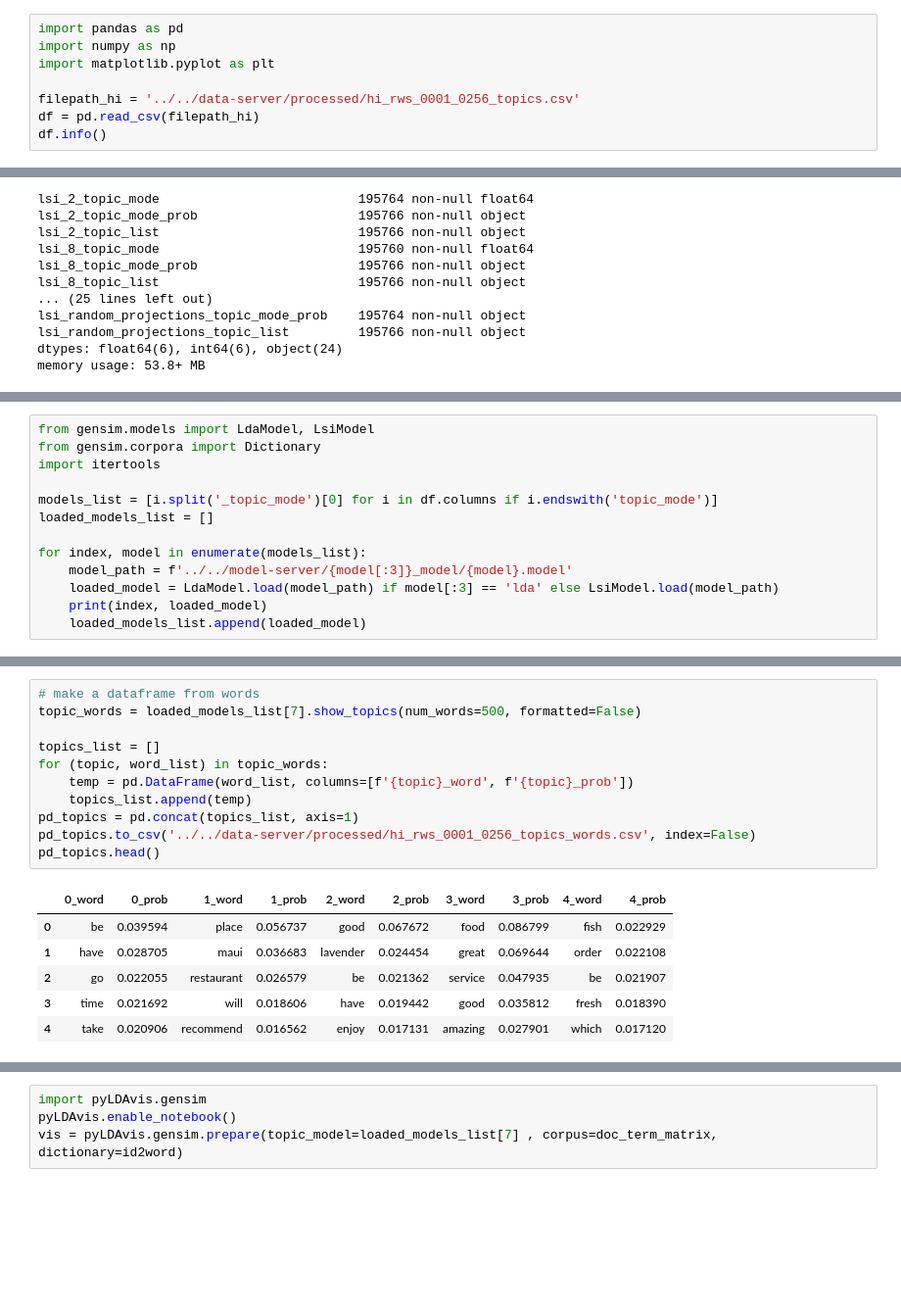
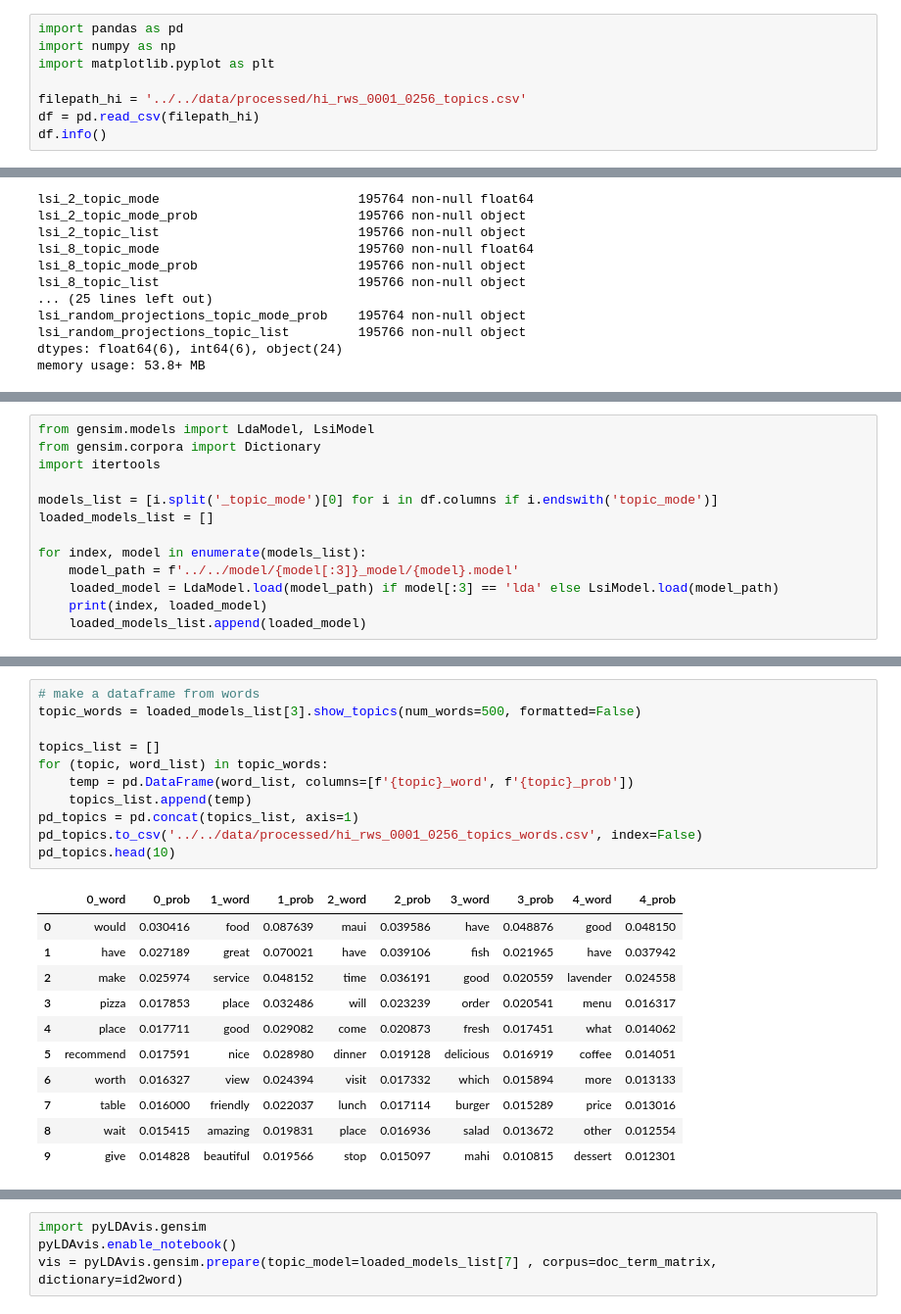
Before and after one commit to metinsenturk/review-analysis, a Jupyter notebook: notebooks/models/1.3-multi-topic-results.ipynb, the cells around one changed output, grey strips where cells are left out. Shown: that part at 98% size. Drawn from its saved outputs; the diff is of its cells as text; blank space fills up the shorter version.

```diff
--- a/notebooks/models/1.3-multi-topic-results.ipynb
+++ b/notebooks/models/1.3-multi-topic-results.ipynb
@@ -3,7 +3,7 @@ import pandas as pd
 import numpy as np
 import matplotlib.pyplot as plt
 
-filepath_hi = '../../data-server/processed/hi_rws_0001_0256_topics.csv'
+filepath_hi = '../../data/processed/hi_rws_0001_0256_topics.csv'
 df = pd.read_csv(filepath_hi)
 df.info()
 # %% [output]
@@ -243,7 +235,7 @@ models_list = [i.split('_topic_mode')[0] for i in df.columns if i.endswith('topi
 loaded_models_list = []
 
 for index, model in enumerate(models_list):
-    model_path = f'../../model-server/{model[:3]}_model/{model}.model'
+    model_path = f'../../model/{model[:3]}_model/{model}.model'
     loaded_model = LdaModel.load(model_path) if model[:3] == 'lda' else LsiModel.load(model_path)
     print(index, loaded_model)
     loaded_models_list.append(loaded_model)
@@ -284,21 +259,26 @@ for index, model in enumerate(loaded_models_list):
 # %%
 # make a dataframe from words
-topic_words = loaded_models_list[7].show_topics(num_words=500, formatted=False)
+topic_words = loaded_models_list[3].show_topics(num_words=500, formatted=False)
 
 topics_list = []
 for (topic, word_list) in topic_words:
     temp = pd.DataFrame(word_list, columns=[f'{topic}_word', f'{topic}_prob'])
     topics_list.append(temp)
 pd_topics = pd.concat(topics_list, axis=1)
-pd_topics.to_csv('../../data-server/processed/hi_rws_0001_0256_topics_words.csv', index=False)
-pd_topics.head()
+pd_topics.to_csv('../../data/processed/hi_rws_0001_0256_topics_words.csv', index=False)
+pd_topics.head(10)
 # %% [output]
 |  | 0_word | 0_prob | 1_word | 1_prob | 2_word | 2_prob | 3_word | 3_prob | 4_word | 4_prob |
-| 0 | be | 0.039594 | place | 0.056737 | good | 0.067672 | food | 0.086799 | fish | 0.022929 |
-| 1 | have | 0.028705 | maui | 0.036683 | lavender | 0.024454 | great | 0.069644 | order | 0.022108 |
-| 2 | go | 0.022055 | restaurant | 0.026579 | be | 0.021362 | service | 0.047935 | be | 0.021907 |
-| 3 | time | 0.021692 | will | 0.018606 | have | 0.019442 | good | 0.035812 | fresh | 0.018390 |
-| 4 | take | 0.020906 | recommend | 0.016562 | enjoy | 0.017131 | amazing | 0.027901 | which | 0.017120 |
+| 0 | would | 0.030416 | food | 0.087639 | maui | 0.039586 | have | 0.048876 | good | 0.048150 |
+| 1 | have | 0.027189 | great | 0.070021 | have | 0.039106 | fish | 0.021965 | have | 0.037942 |
+| 2 | make | 0.025974 | service | 0.048152 | time | 0.036191 | good | 0.020559 | lavender | 0.024558 |
+| 3 | pizza | 0.017853 | place | 0.032486 | will | 0.023239 | order | 0.020541 | menu | 0.016317 |
+| 4 | place | 0.017711 | good | 0.029082 | come | 0.020873 | fresh | 0.017451 | what | 0.014062 |
+| 5 | recommend | 0.017591 | nice | 0.028980 | dinner | 0.019128 | delicious | 0.016919 | coffee | 0.014051 |
+| 6 | worth | 0.016327 | view | 0.024394 | visit | 0.017332 | which | 0.015894 | more | 0.013133 |
+| 7 | table | 0.016000 | friendly | 0.022037 | lunch | 0.017114 | burger | 0.015289 | price | 0.013016 |
+| 8 | wait | 0.015415 | amazing | 0.019831 | place | 0.016936 | salad | 0.013672 | other | 0.012554 |
+| 9 | give | 0.014828 | beautiful | 0.019566 | stop | 0.015097 | mahi | 0.010815 | dessert | 0.012301 |
 # %%
 # words in the topics for selected model
 from wordcloud import WordCloud, STOPWORDS
```
Also changed, not shown: parts of 9 cells of this notebook, 6 other files.
